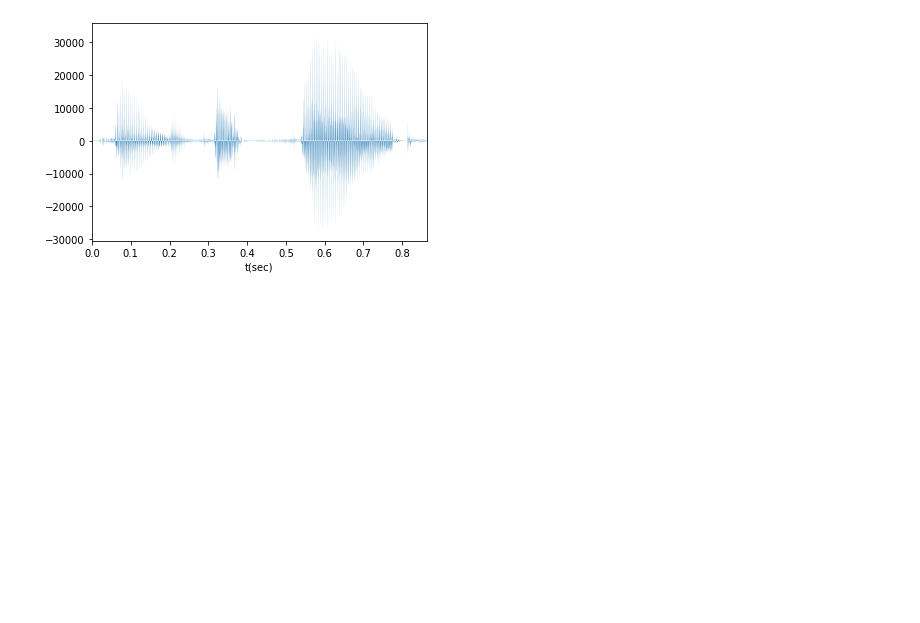
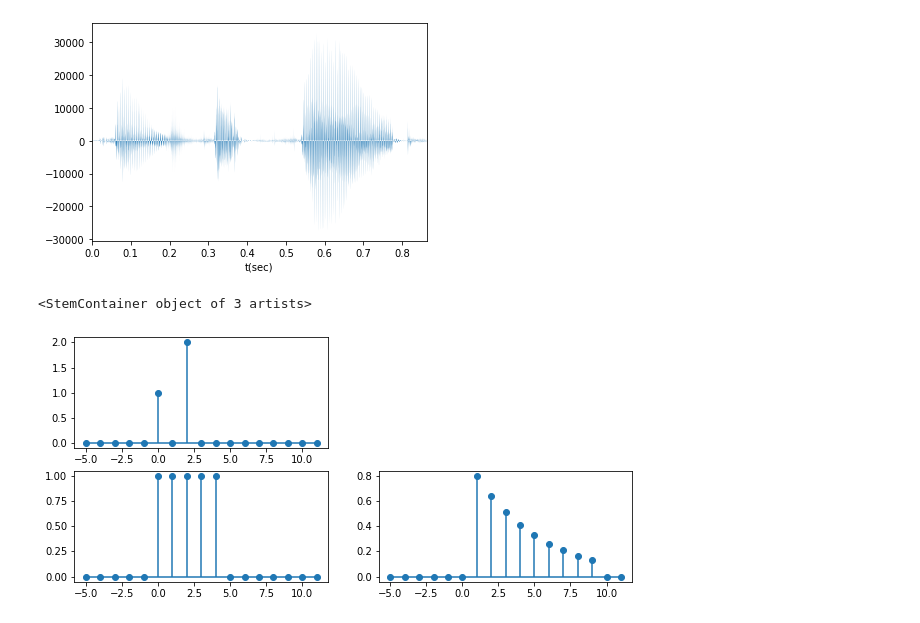
Before and after one commit to icaros7/signal_and_system_study, a Jupyter notebook: 2021_2_신호_및_시스템.ipynb, the cells around one changed output. Cells and saved outputs as stored; diff of their text form; code cells hidden in the pictures; blank space fills up the shorter version.

```diff
--- a/2021_2_신호_및_시스템.ipynb
+++ b/2021_2_신호_및_시스템.ipynb
@@ -156,3 +160,27 @@ plt.xlabel("t(sec)")
 plt.show()
 # %% [output]
 [figure]
+# %%
+# 문제: P6.21
+# 학번: 201735030
+# 이름: 이호민
+
+import numpy as np
+import matplotlib.pyplot as plt
+
+# 이산시간 신호의 생성과 플롯
+n = np.arange(-5,12) # 신호 생성
+x_1 = lambda n:((n == 0) * (n == np.round(n)).astype(float)) + ((n == 2) * 2 * (n == np.round(n)).astype(float))
+
+x_2 = lambda n:(n >= 0) * (n == np.round(n)).astype(float) - (n >= 5) * (n == np.round(n)).astype(float)
+
+x_3 = ((0.8) ** n) * ((n > 0) * (n == np.round(n)).astype(float) - (n >= 10) * (n == np.round(n)).astype(float))
+
+fig, axes = plt.subplots(2,2,figsize=(10,4.5)) # 플롯 생성
+fig.delaxes(axes[0,1])
+axes[0,0].stem(n,x_1(n),basefmt='',use_line_collection=True)
+axes[1,0].stem(n,x_2(n),basefmt='',use_line_collection=True)
+axes[1,1].stem(n,x_3,basefmt='',use_line_collection=True)
+# %% [output]
+<StemContainer object of 3 artists>
+[figure, added]
```
Also changed, not shown: parts of 4 cells of this notebook.
